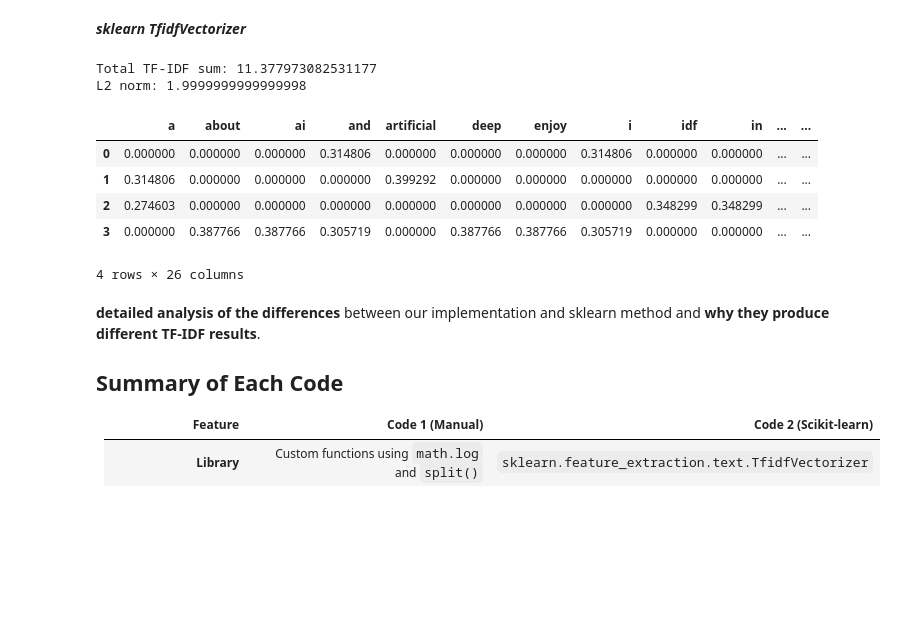
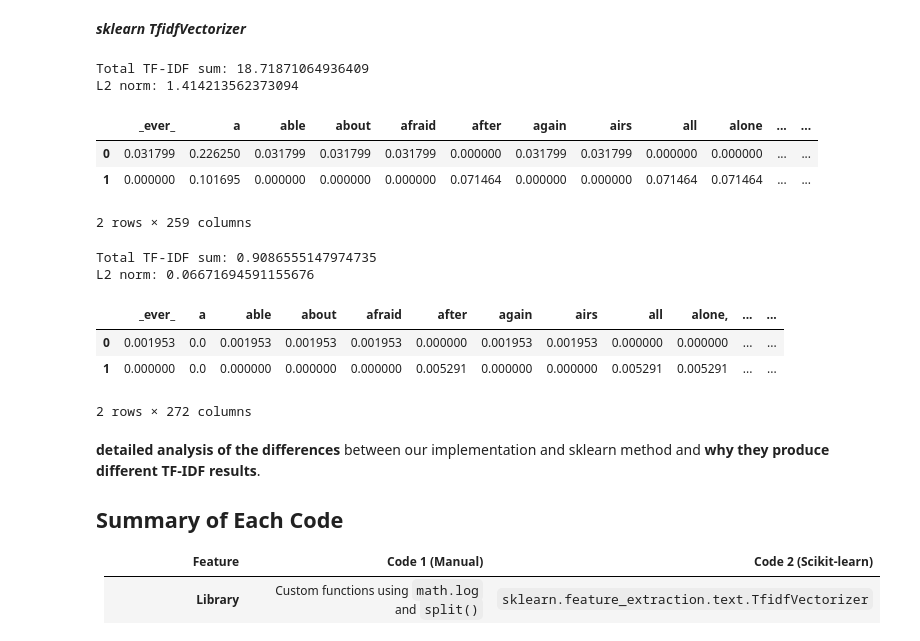
Before and after one commit to abdhmohammadi/NLP, a Jupyter notebook: Vectorization/TF-IDF.ipynb, the cells around one changed output. Saved outputs shown, nothing was run; the diff lists cells and outputs as text; code cells hidden in the pictures; blank space fills up the shorter version.

```diff
--- a/Vectorization/TF-IDF.ipynb
+++ b/Vectorization/TF-IDF.ipynb
@@ -8,3 +10,21 @@ covering both mathematical foundations and practical implementation in Python.
+# %%
+# a part "Rainbow Valley" of Anne sheirly
+document1 ="""
+Mary Vance walked down the Valley with her head held high. She had on a new blue velvet cap with a scarlet rosette in it, a coat of navy blue
+cloth and a little squirrel-fur muff. She was very conscious of her new clothes and very well pleased with herself. Her hair was elaborately
+crimped, her face was quite plump, her cheeks rosy, her white eyes shining. She did not look much like the forlorn and ragged waif the
+Merediths had found in the old Taylor barn. Una tried not to feel envious. Here was Mary with a new velvet cap, but she and Faith had to
+wear their shabby old gray tams again this winter. Nobody ever thought of getting them new ones and they were afraid to ask their father for
+them for fear that he might be short of money and then he would feel badly. Mary had told them once that ministers were always short of
+money, and found it “awful hard” to make ends meet. Since then Faith and Una would have gone in rags rather than ask their father for
+anything if they could help it. They did not worry a great deal over their shabbiness; but it was rather trying to see Mary Vance coming out
+in such style and putting on such airs about it, too. The new squirrel muff was really the last straw. Neither Faith nor Una had ever had a
+muff, counting themselves lucky if they could compass mittens without holes in them. Aunt Martha could not see to darn holes and though Una
+tried to, she made sad cobbling. Somehow, they could not make their greeting of Mary very cordial. But Mary did not mind or notice that;
+she was not overly sensitive. She vaulted lightly to a seat on the pine tree, and laid the offending muff on a bough. Una saw that it was lined
+with shirred red satin and had red tassels. She looked down at her own rather purple, chapped, little hands and wondered if she would ever,
+_ever_ be able to put them into a muff like that.
+"""
 # %% [markdown]
 
 ## 1. History and Background
@@ -44,0 +193,9 @@ Measures how important a term is across the entire corpus:
+# %%
+document2 = """
+After Davy had gone to bed Anne wandered down to Victoria Island and sat there alone, curtained with fine-spun, moonlit gloom, while the
+water laughed around her in a duet of brook and wind. Anne had always loved that brook. Many a dream had she spun over its sparkling water in
+days gone by. She forgot lovelorn youths, and the cayenne speeches of malicious neighbors, and all the problems of her girlish existence. In
+imagination she sailed over storied seas that wash the distant shining shores of “faery lands forlorn,” where lost Atlantis and Elysium lie,
+with the evening star for pilot, to the land of Heart’s Desire. And she was richer in those dreams than in realities; for things seen pass
+away, but the things that are unseen are eternal.
+"""
@@ -220,40 +345,54 @@ feature engineering, etc. has been done. That is why our results are different f
 # %%
 
 from sklearn.feature_extraction.text import TfidfVectorizer
 import pandas as pd
-
-# Sample documents
-corpus = [
-    "I love machine learning and natural language processing.",
-    "Machine learning is a subset of artificial intelligence.",
-    "TF-IDF is a statistical measure used in NLP.",
-    "I enjoy reading about deep learning and AI."
-]
+import numpy as np
 
 # Create TF-IDF Vectorizer
 vectorizer = TfidfVectorizer(token_pattern=r"(?u)\b\w+\b")
 
 # Fit and transform the corpus
-X = vectorizer.fit_transform(corpus)
-
+X = vectorizer.fit_transform([document1, document2])
 # Convert to DataFrame for readability
 df = pd.DataFrame(X.toarray(), columns= vectorizer.get_feature_names_out())
 
 total_sum = df.values.sum()
 print("Total TF-IDF sum:", total_sum)
 
 l2_norm = np.linalg.norm(df.values)
 print("L2 norm:", l2_norm)
 df
 # %% [output]
-Total TF-IDF sum: 11.377973082531177
-L2 norm: 1.9999999999999998
+Total TF-IDF sum: 18.71871064936409
+L2 norm: 1.414213562373094
-|  | a | about | ai | and | artificial | deep | enjoy | i | idf | in | ... | ... |
-| 0 | 0.000000 | 0.000000 | 0.000000 | 0.314806 | 0.000000 | 0.000000 | 0.000000 | 0.314806 | 0.000000 | 0.000000 | ... | ... |
-| 1 | 0.314806 | 0.000000 | 0.000000 | 0.000000 | 0.399292 | 0.000000 | 0.000000 | 0.000000 | 0.000000 | 0.000000 | ... | ... |
-| 2 | 0.274603 | 0.000000 | 0.000000 | 0.000000 | 0.000000 | 0.000000 | 0.000000 | 0.000000 | 0.348299 | 0.348299 | ... | ... |
-| 3 | 0.000000 | 0.387766 | 0.387766 | 0.305719 | 0.000000 | 0.387766 | 0.387766 | 0.305719 | 0.000000 | 0.000000 | ... | ... |
+|  | _ever_ | a | able | about | afraid | after | again | airs | all | alone | ... | ... |
+| 0 | 0.031799 | 0.226250 | 0.031799 | 0.031799 | 0.031799 | 0.000000 | 0.031799 | 0.031799 | 0.000000 | 0.000000 | ... | ... |
+| 1 | 0.000000 | 0.101695 | 0.000000 | 0.000000 | 0.000000 | 0.071464 | 0.000000 | 0.000000 | 0.071464 | 0.071464 | ... | ... |
-4 rows × 26 columns
+2 rows × 259 columns
+# %%
+# Compute TF-IDF using our implementation
+tfidf = compute_tfidf([document1, document2])
+
+df = pd.DataFrame(tfidf)
+df.fillna(0,inplace=True)
+df = df[sorted(df.columns)]
+
+
+total_sum = df.values.sum()
+print("Total TF-IDF sum:", total_sum)
+
+l2_norm = np.linalg.norm(df.values)
+print("L2 norm:", l2_norm)
+df
+
+df
+# %% [output]
+Total TF-IDF sum: 0.9086555147974735
+L2 norm: 0.06671694591155676
+|  | _ever_ | a | able | about | afraid | after | again | airs | all | alone, | ... | ... |
+| 0 | 0.001953 | 0.0 | 0.001953 | 0.001953 | 0.001953 | 0.000000 | 0.001953 | 0.001953 | 0.000000 | 0.000000 | ... | ... |
+| 1 | 0.000000 | 0.0 | 0.000000 | 0.000000 | 0.000000 | 0.005291 | 0.000000 | 0.000000 | 0.005291 | 0.005291 | ... | ... |
+2 rows × 272 columns
 # %% [markdown]
 **detailed analysis of the differences** between our implementation and sklearn method and **why they produce different TF-IDF results**.
 
```
Also changed, not shown: parts of 27 cells of this notebook, 1 other file.
